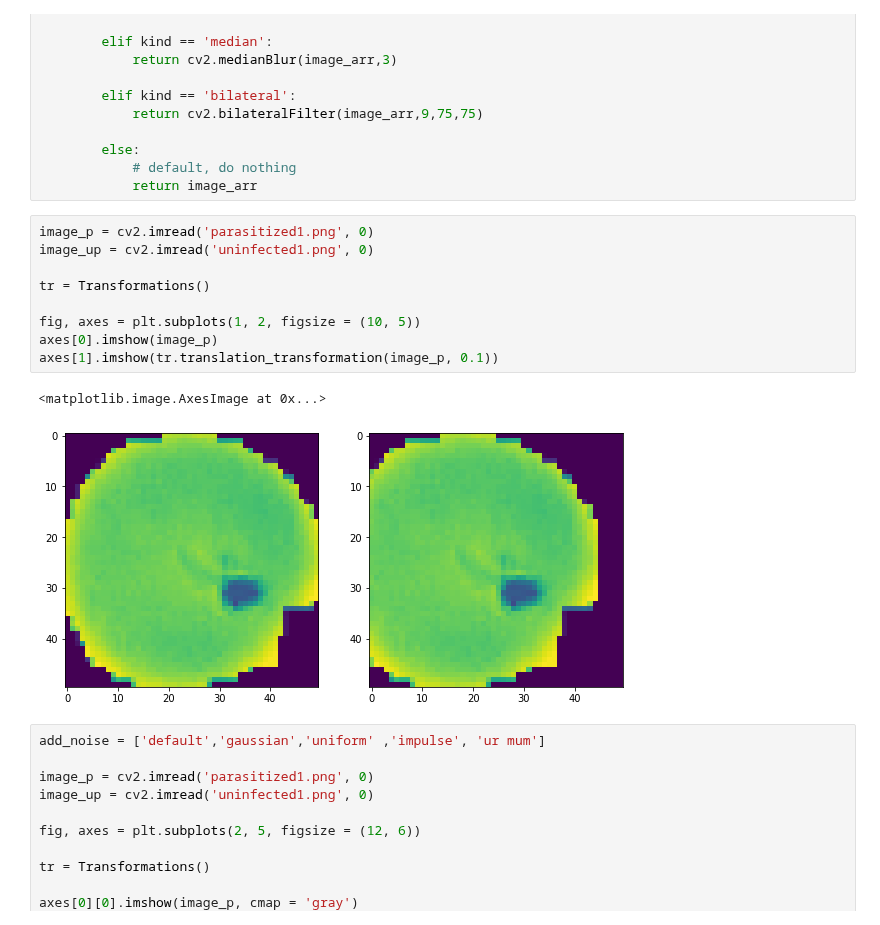
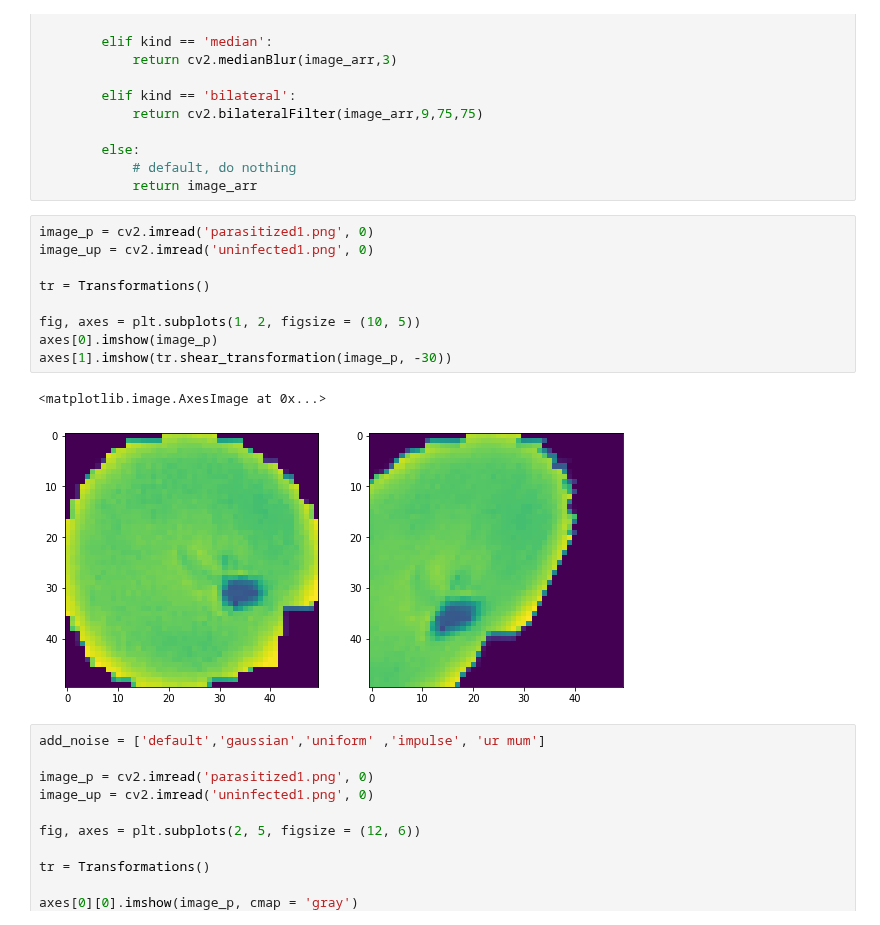
Before and after one commit to madhava20217/Malaria-Detection-from-Cells, a Jupyter notebook: Modules/image_transformations.ipynb, the cells around one changed output. Drawn from its saved outputs; the diff is of its cells as text.

Commit message:
transformations done

```diff
--- a/Modules/image_transformations.ipynb
+++ b/Modules/image_transformations.ipynb
@@ -236,15 +236,15 @@ class Transformations():
 # %%
 image_p = cv2.imread('parasitized1.png', 0)
 image_up = cv2.imread('uninfected1.png', 0)
 
 tr = Transformations()
 
 fig, axes = plt.subplots(1, 2, figsize = (10, 5))
 axes[0].imshow(image_p)
-axes[1].imshow(tr.translation_transformation(image_p, 0.1))
+axes[1].imshow(tr.shear_transformation(image_p, -30))
 # %% [output]
 <matplotlib.image.AxesImage at 0x...>
-[figure, old version]
+[figure, new version]
 # %%
 add_noise = ['default','gaussian','uniform' ,'impulse', 'ur mum']
 
```
